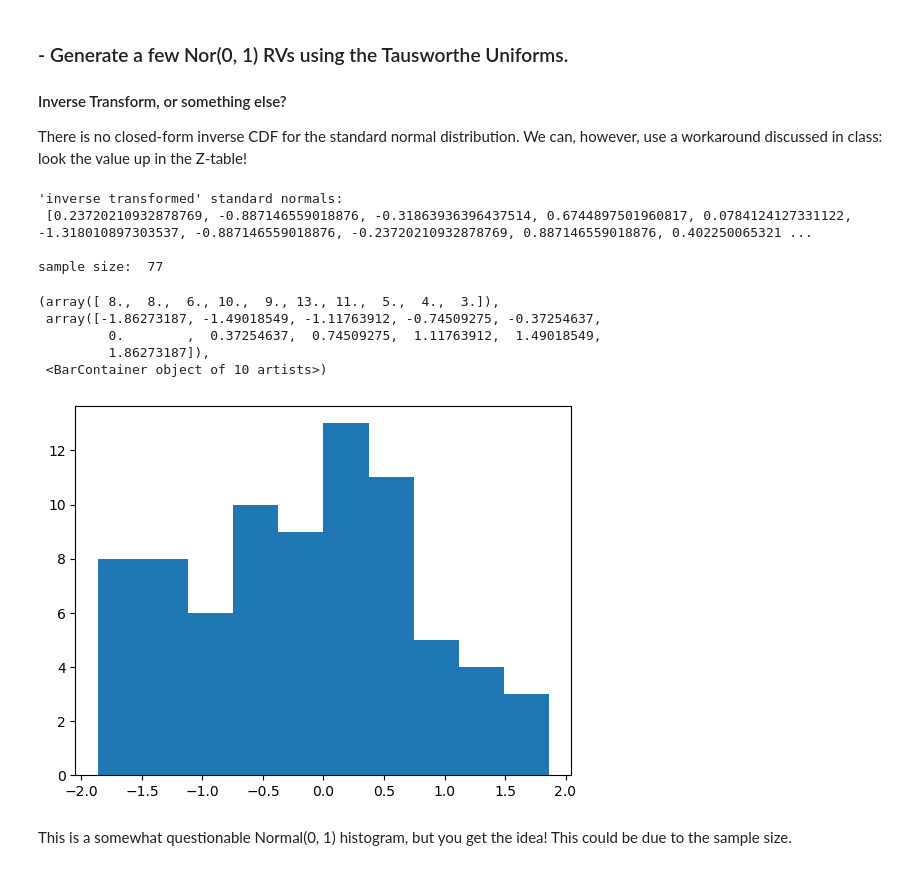
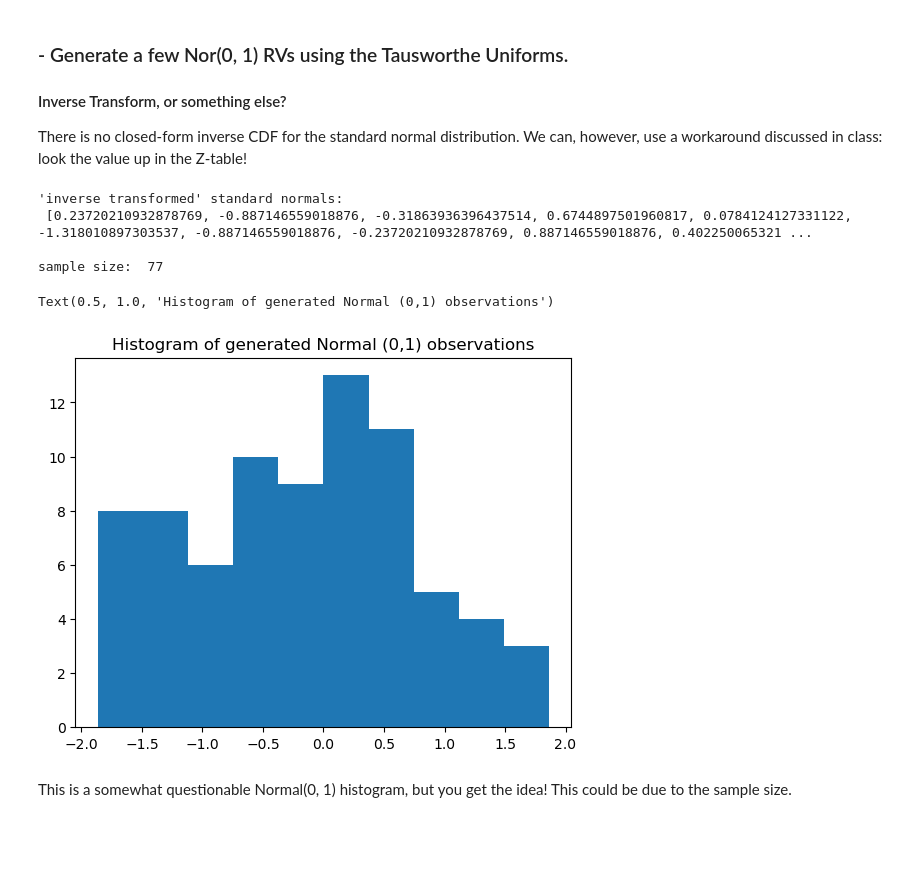
Before and after one commit to ombjmb/isye-6644-tausworthe, a Jupyter notebook: 6644_tausworthe_project_script.ipynb, the cells around one changed output. Drawn from its saved outputs; the diff is of its cells as text; code cells hidden in the pictures; blank space fills up the shorter version.

Commit message:
Add title to final histogram

```diff
--- a/6644_tausworthe_project_script.ipynb
+++ b/6644_tausworthe_project_script.ipynb
@@ -165,21 +165,18 @@ There is no closed-form inverse CDF for the standard normal distribution. We can
 # %%
 import scipy.stats as st
 
 norms = [st.norm.ppf(PRN) for PRN in PRNs if PRN != 0.0]
 print("'inverse transformed' standard normals:\n", norms[0:10])
 print('\nsample size: ', len(norms))
 
 plt.hist(norms)
+plt.title('Histogram of generated Normal (0,1) observations')
 # %% [output]
 'inverse transformed' standard normals:
  [0.23720210932878769, -0.887146559018876, -0.31863936396437514, 0.6744897501960817, 0.0784124127331122, -1.318010897303537, -0.887146559018876, -0.23720210932878769, 0.887146559018876, 0.402250065321 ...
 
 sample size:  77
-(array([ 8.,  8.,  6., 10.,  9., 13., 11.,  5.,  4.,  3.]),
- array([-1.86273187, -1.49018549, -1.11763912, -0.74509275, -0.37254637,
-         0.        ,  0.37254637,  0.74509275,  1.11763912,  1.49018549,
-         1.86273187]),
- <BarContainer object of 10 artists>)
+Text(0.5, 1.0, 'Histogram of generated Normal (0,1) observations')
-[figure, old version]
+[figure, new version]
 # %% [markdown]
 This is a somewhat questionable Normal(0, 1) histogram, but you get the idea! This could be due to the sample size.
```
